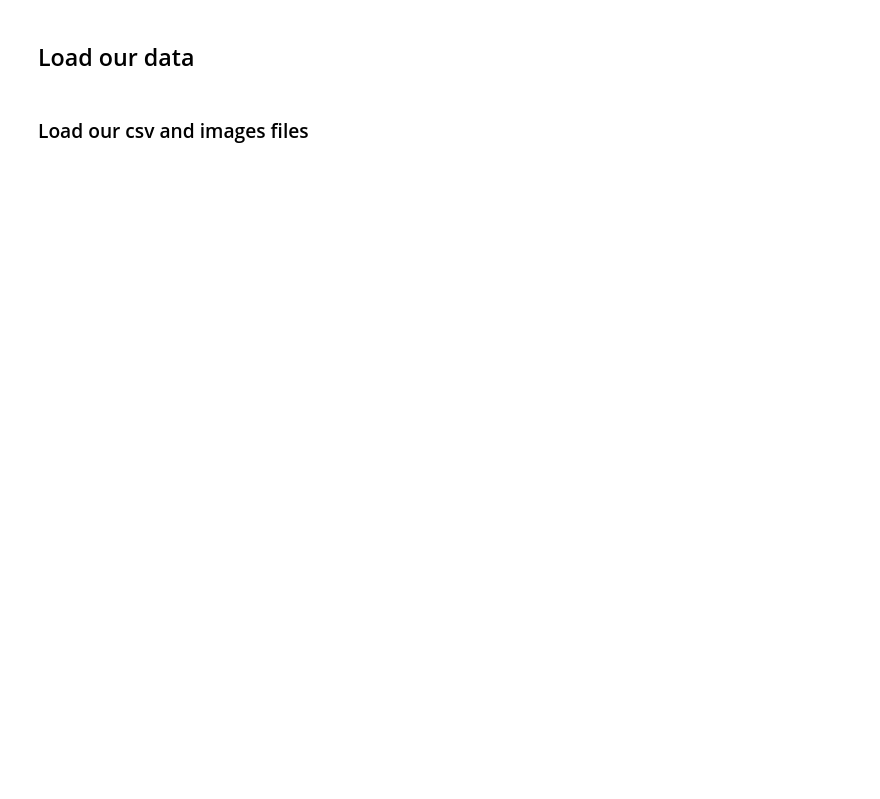
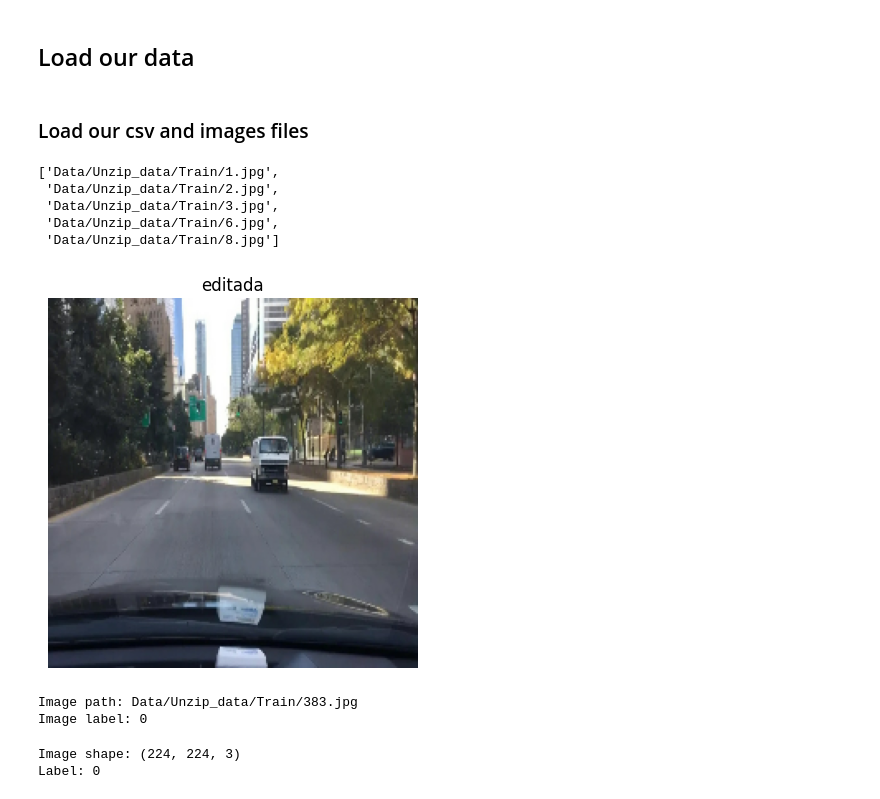
Before and after one commit to bpiaple/CIDAUT-AI-Fake-Scene-Classification-2024, a Jupyter notebook: CIDAUT AI Fake Scene Classification 2024.ipynb, the cells around one changed output. Cells and saved outputs as stored; diff of their text form; code cells hidden in the pictures; blank space fills up the shorter version.

Commit message:
update Jupyter notebook with additional data visualization and analysis functions

```diff
--- a/CIDAUT AI Fake Scene Classification 2024.ipynb
+++ b/CIDAUT AI Fake Scene Classification 2024.ipynb
@@ -46,7 +38,7 @@ To enable the following instructions: AVX2 AVX_VNNI FMA, in other operations, re
 # %% [markdown]
 ###  Load our csv and images files
 # %%
-def load_image(image_path) -> tf.Tensor:
+def load_image(image_path: str) -> tf.Tensor:
     """Loads an image from the specified file path, decodes it as a JPEG, resizes it to 224x224 pixels,
     and normalizes the pixel values to the range [0, 1].
 
@@ -56,17 +48,12 @@ def load_image(image_path) -> tf.Tensor:
     Returns:
         tf.Tensor: A tensor representing the processed image.
     """
+
     image = tf.io.read_file(image_path)
     image = tf.image.decode_jpeg(image, channels=3)
     image = tf.image.resize(image, [224, 224])
     image = image / 255.0
     return image
 # %%
-images_dir = 'Data/Train'
+images_dir = 'Data/Unzip_data/Train'
 df = pd.read_csv('Data/Unzip_data/train.csv')
-
-def get_image_and_label(row):
-    image_path = os.path.join(images_dir, row['filename'])
-    image = load_image(image_path)
-    label = row['label']
-    return image, label
@@ -77,0 +60,38 @@ def get_image_and_label(row):
+# %%
+from sklearn.preprocessing import LabelEncoder
+
+encoder = LabelEncoder()
+
+# Encode the labels
+df['label'] = encoder.fit_transform(df['label'])
+
+# Create a list of file paths to the images
+file_paths = [os.path.join(images_dir, file_name) for file_name in df['image']]
+file_paths[:5]
+# %% [output]
+['Data/Unzip_data/Train/1.jpg',
+ 'Data/Unzip_data/Train/2.jpg',
+ 'Data/Unzip_data/Train/3.jpg',
+ 'Data/Unzip_data/Train/6.jpg',
+ 'Data/Unzip_data/Train/8.jpg']
+# %%
+
+## Load an image from the DataFrame
+import random
+import matplotlib.pyplot as plt
+
+image_number = random.randint(0, len(file_paths))
+
+image = load_image(file_paths[image_number])
+
+## Display the image
+plt.imshow(image)
+
+# show the label of the image as the title and the label converted back to its original form
+plt.title(encoder.inverse_transform([df['label'][image_number]])[0])
+
+
+plt.axis('off')
+plt.show()
+# %% [output]
+[figure, added]
@@ -77,0 +119,20 @@ def get_image_and_label(row):
+# %%
+# Get a random image and its label
+random_image_index = random.randint(0, len(X_train) - 1)
+random_image_path = X_train[random_image_index]
+random_image_label = y_train.iloc[random_image_index]
+
+print(f"Image path: {random_image_path}")
+print(f"Image label: {random_image_label}")
+# %% [output]
+Image path: Data/Unzip_data/Train/383.jpg
+Image label: 0
+# %%
+# Preprocess the image
+random_processed_image, random_processed_label = preprocess_image(random_image_path, random_image_label)
+
+print(f"Image shape: {random_processed_image.shape}")
+print(f"Label: {random_processed_label}")
+# %% [output]
+Image shape: (224, 224, 3)
+Label: 0
```
Also changed, not shown: parts of 18 cells of this notebook.
